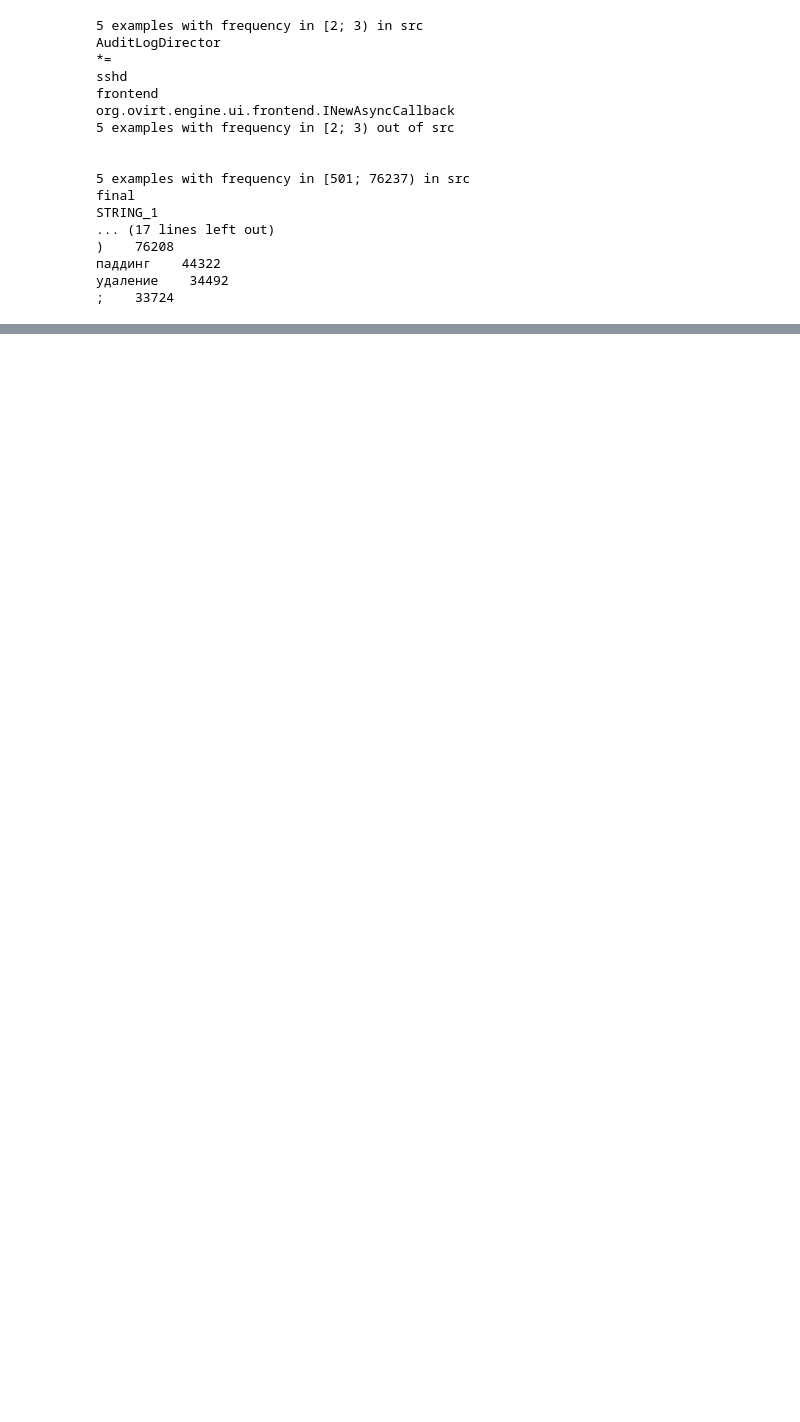
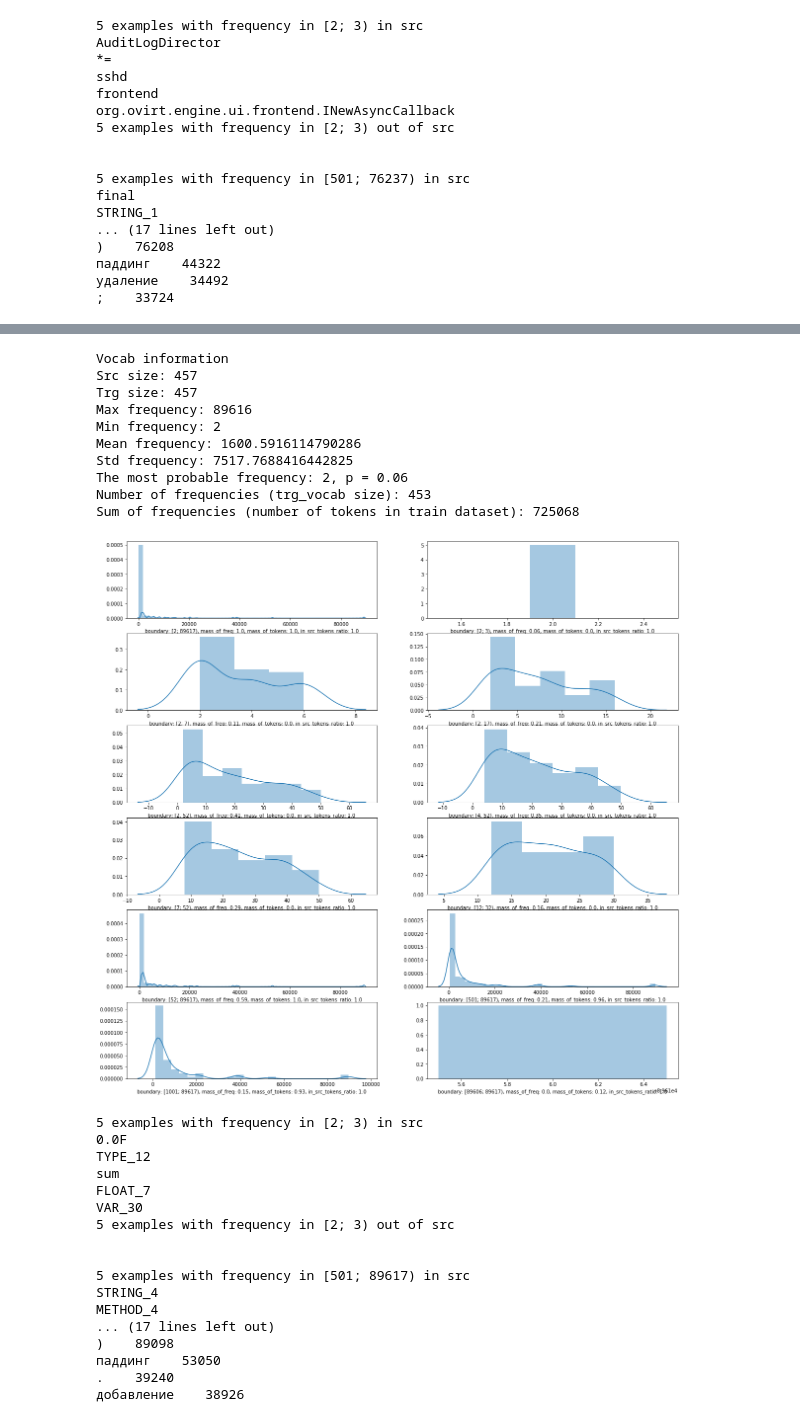
Before and after one commit to JetBrains-Research/embeddings-for-code-diffs, a Jupyter notebook: Jiang_dataset_analysis.ipynb, the cells around one changed output, grey strips where cells are left out. Cells and saved outputs as stored; diff of their text form; code cells hidden in the pictures; blank space fills up the shorter version.

Commit message:
Conduct experiments with commit message generation datasets.

```diff
--- a/Jiang_dataset_analysis.ipynb
+++ b/Jiang_dataset_analysis.ipynb
@@ -168,7 +168,7 @@ def plot_frequency_dist(src_vocab, trg_vocab):
                   (min_frequency + 10, min_frequency + 30),
                   (min_frequency + 50, max_frequency + 1),
                   (min_frequency + 499, max_frequency + 1),
-                  (min_frequency + 999, max_frequency + 1),
+                  (min_frequency + min(999, max_frequency - 100), max_frequency + 1),
                   (max_frequency - 10, max_frequency + 1)]
     f, axes = plt.subplots(int((len(boundaries) - 1) / 2) + 1, 2, figsize=(20, 20))
     for i, boundary in enumerate(boundaries):
@@ -738,3 +738,8 @@ STRING_1
 паддинг    44322
 удаление    34492
 ;    33724
+# %%
+NE_MY_CODE_CHANGES_TUFANO_DATASET_PATH = '../embeddings-for-code-diffs-data/datasets/commit_message_generation/Tufano'
+NE_MY_CODE_CHANGES_TUFANO_DATA, NE_MY_CODE_CHANGES_TUFANO_DIFFS_FIELD = load_dataset_neural_editor(NE_MY_CODE_CHANGES_TUFANO_DATASET_PATH)
+NE_MY_CODE_CHANGES_TUFANO_DATA_SRC_VOCAB = NE_MY_CODE_CHANGES_TUFANO_DATA['train'].fields["src"].vocab
+NE_MY_CODE_CHANGES_TUFANO_DATA_TRG_VOCAB = NE_MY_CODE_CHANGES_TUFANO_DATA['train'].fields["trg"].vocab
@@ -740,0 +764,31 @@ STRING_1
+# %%
+analyze_vocabs(NE_MY_CODE_CHANGES_TUFANO_DATA_SRC_VOCAB, NE_MY_CODE_CHANGES_TUFANO_DATA_TRG_VOCAB)
+# %% [output]
+Vocab information
+Src size: 457
+Trg size: 457
+Max frequency: 89616
+Min frequency: 2
+Mean frequency: 1600.5916114790286
+Std frequency: 7517.7688416442825
+The most probable frequency: 2, p = 0.06
+Number of frequencies (trg_vocab size): 453
+Sum of frequencies (number of tokens in train dataset): 725068
+[figure, added]
+5 examples with frequency in [2; 3) in src
+0.0F
+TYPE_12
+sum
+FLOAT_7
+VAR_30
+5 examples with frequency in [2; 3) out of src
+
+
+5 examples with frequency in [501; 89617) in src
+STRING_4
+METHOD_4
+... (17 lines left out)
+)    89098
+паддинг    53050
+.    39240
+добавление    38926
```
Also changed, not shown: parts of 3 cells of this notebook, 2 other files.
